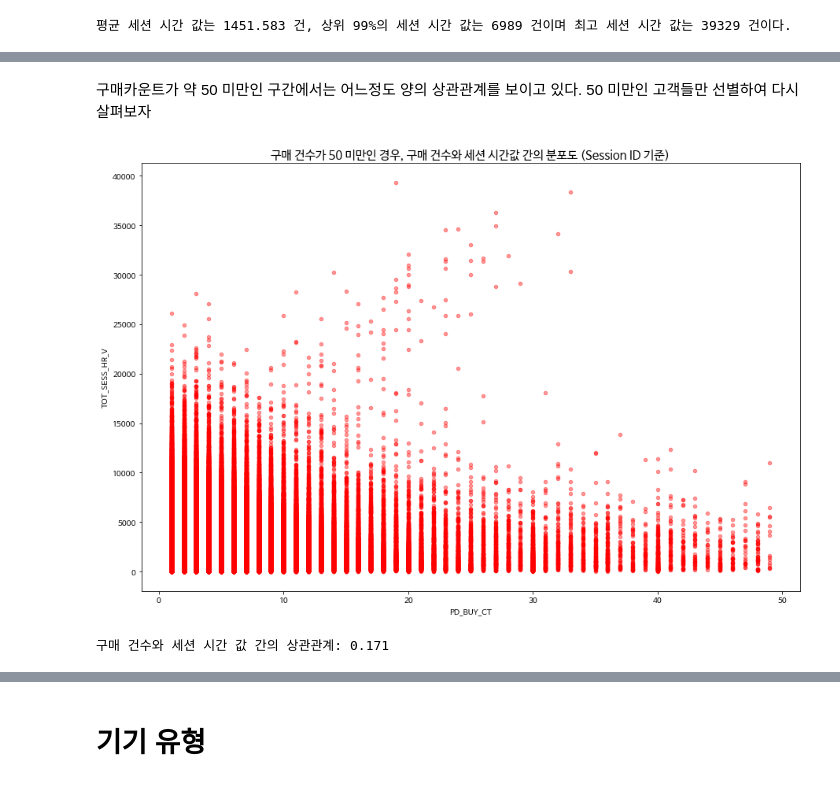
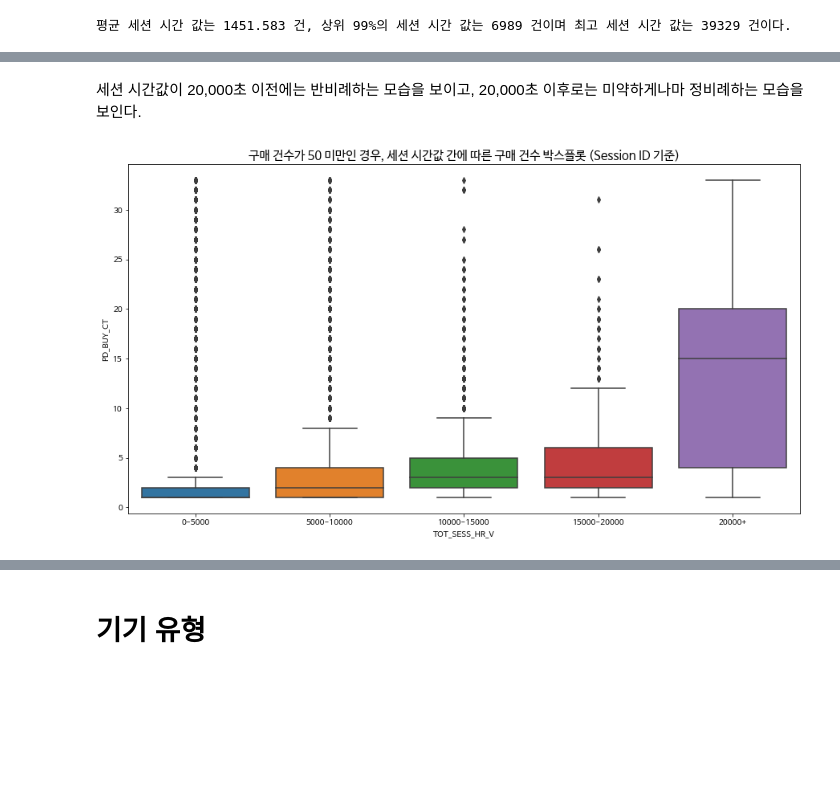
Before and after one commit to seohyunchoi123/L_Point-Competition, a Jupyter notebook: EDA.ipynb, the cells around one changed output, grey strips where cells are left out. Saved outputs shown, nothing was run; the diff lists cells and outputs as text; code cells hidden in the pictures; blank space fills up the shorter version.

```diff
--- a/EDA.ipynb
+++ b/EDA.ipynb
@@ -153,14 +143,13 @@ See the caveats in the documentation: http://pandas.pydata.org/pandas-docs/stabl
-# %% [markdown]
-구매카운트가 약 50 미만인 구간에서는 어느정도 양의 상관관계를 보이고 있다. 50 미만인 고객들만 선별하여 다시 살펴보자
+# %% [markdown]
+세션 시간값이 20,000초 이전에는 반비례하는 모습을 보이고, 20,000초 이후로는 미약하게나마 정비례하는 모습을 보인다.
 # %%
-data = buy_cnt_sess_merged[~buy_cnt_sess_merged['TOT_SESS_HR_V'].isnull()][buy_cnt_sess_merged['PD_BUY_CT']<50]
+data = buy_cnt_sess_merged[~buy_cnt_sess_merged['TOT_SESS_HR_V'].isnull()][buy_cnt_sess_merged['PD_BUY_CT']<buy_cnt_sess_merged['PD_BUY_CT'].quantile(0.999)]
 data['TOT_SESS_HR_V'] = data['TOT_SESS_HR_V'].apply(lambda x: int(x.replace(',','')))
-data.plot(kind='scatter', x='PD_BUY_CT', y='TOT_SESS_HR_V', alpha=0.4, color='red',
-         figsize=(15,10))
-plt.title("구매 건수가 50 미만인 경우, 구매 건수와 세션 시간값 간의 분포도 (Session ID 기준)", fontsize=15)
+data['TOT_SESS_HR_V'] = pd.cut(data['TOT_SESS_HR_V'], [0, 5000,10000, 15000, 20000, 10e+10],
+                              labels = ['0-5000', '5000-10000', '10000-15000', '15000-20000', '20000+'])
+plt.figure(figsize=(15,8))
+plt.title("구매 건수가 50 미만인 경우, 세션 시간값 간에 따른 구매 건수 박스플롯 (Session ID 기준)", fontsize=15)
+sns.boxplot(x='TOT_SESS_HR_V', y='PD_BUY_CT', data=data)
 plt.show()
-
-print('구매 건수와 세션 시간 값 간의 상관관계: %.3f' %np.corrcoef(data['TOT_SESS_HR_V'], data['PD_BUY_CT'])[1,0])
 # %% [output]
-[figure, old version]
+[figure, new version]
-구매 건수와 세션 시간 값 간의 상관관계: 0.171
```
Also changed, not shown: parts of 8 cells of this notebook.
